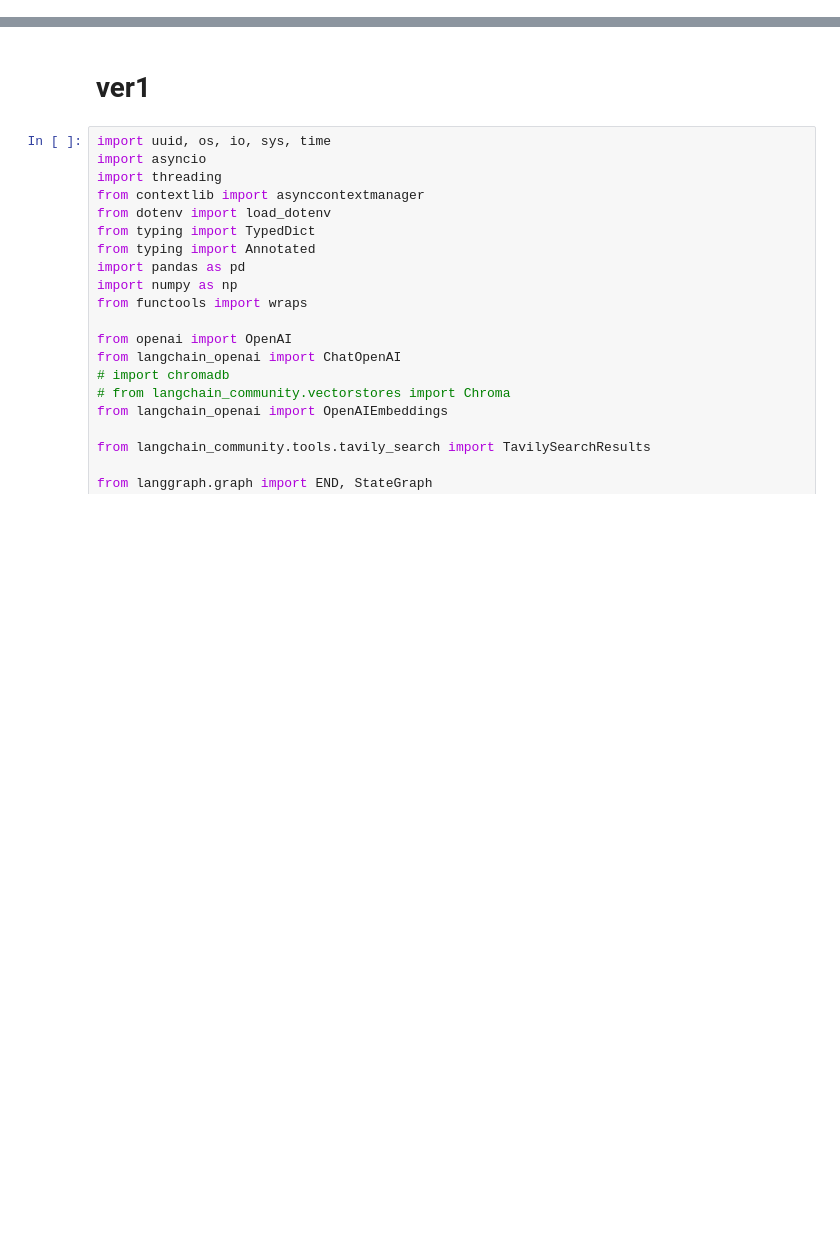
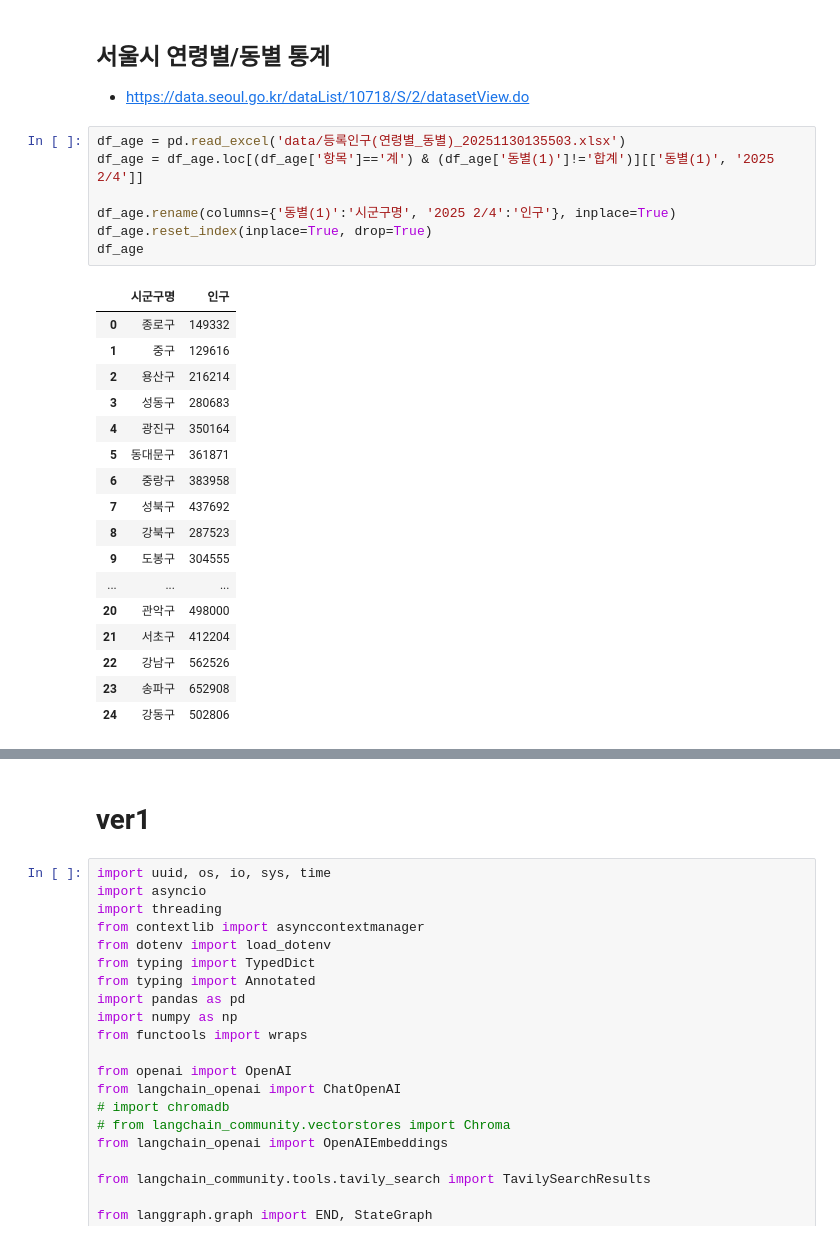
Before and after one commit to JeongYunLee/factory-chatbot-demo, a Jupyter notebook: backend/test.ipynb, the cells around one changed output, grey strips where cells are left out. Saved outputs shown, nothing was run; the diff lists cells and outputs as text; blank space fills up the shorter version.

```diff
--- a/backend/test.ipynb
+++ b/backend/test.ipynb
@@ -0,0 +22,29 @@
+# %% [markdown]
+## 서울시 연령별/동별 통계
+
+* https://data.seoul.go.kr/dataList/10718/S/2/datasetView.do
+# %%
+df_age = pd.read_excel('data/등록인구(연령별_동별)_20251130135503.xlsx')
+df_age = df_age.loc[(df_age['항목']=='계') & (df_age['동별(1)']!='합계')][['동별(1)', '2025 2/4']]
+
+df_age.rename(columns={'동별(1)':'시군구명', '2025 2/4':'인구'}, inplace=True)
+df_age.reset_index(inplace=True, drop=True)
+df_age
+# %% [output]
+|  | 시군구명 | 인구 |
+| 0 | 종로구 | 149332 |
+| 1 | 중구 | 129616 |
+| 2 | 용산구 | 216214 |
+| 3 | 성동구 | 280683 |
+| 4 | 광진구 | 350164 |
+| 5 | 동대문구 | 361871 |
+| 6 | 중랑구 | 383958 |
+| 7 | 성북구 | 437692 |
+| 8 | 강북구 | 287523 |
+| 9 | 도봉구 | 304555 |
+| ... | ... | ... |
+| 20 | 관악구 | 498000 |
+| 21 | 서초구 | 412204 |
+| 22 | 강남구 | 562526 |
+| 23 | 송파구 | 652908 |
+| 24 | 강동구 | 502806 |
```
Also changed, not shown: parts of 15 cells of this notebook, 11 other files.
